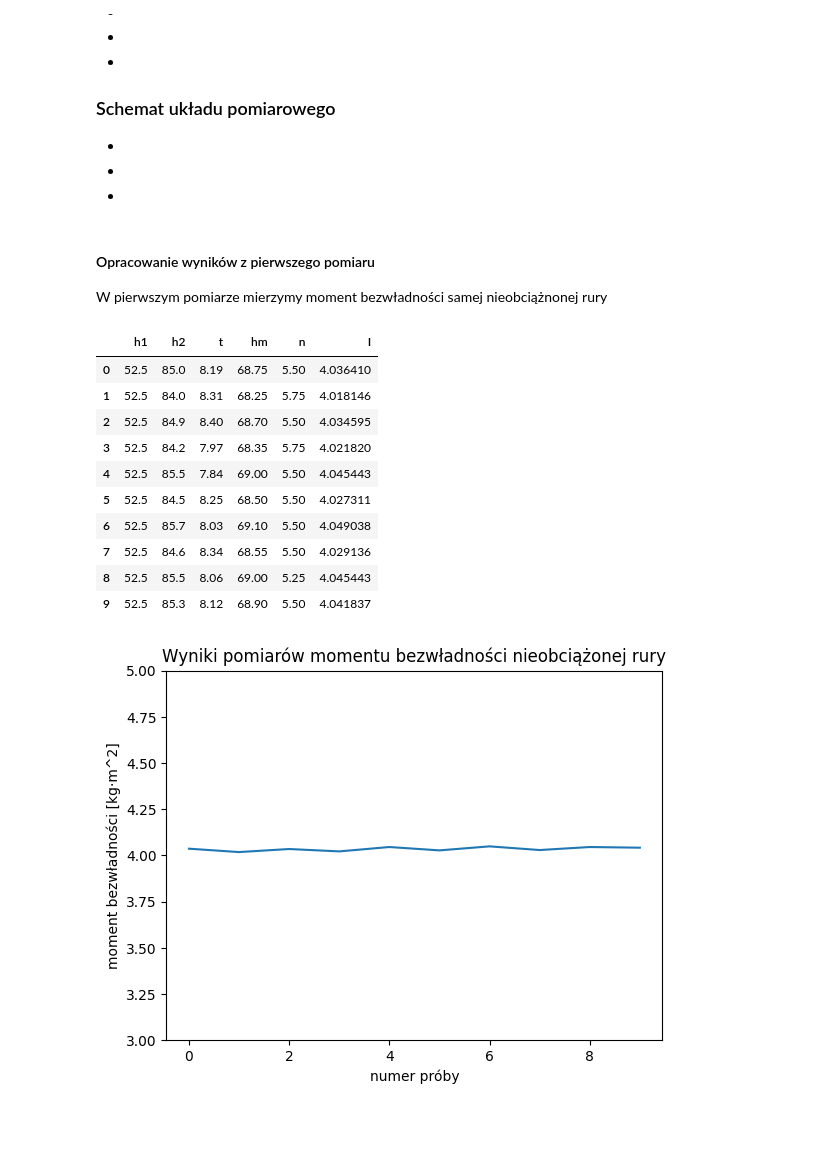
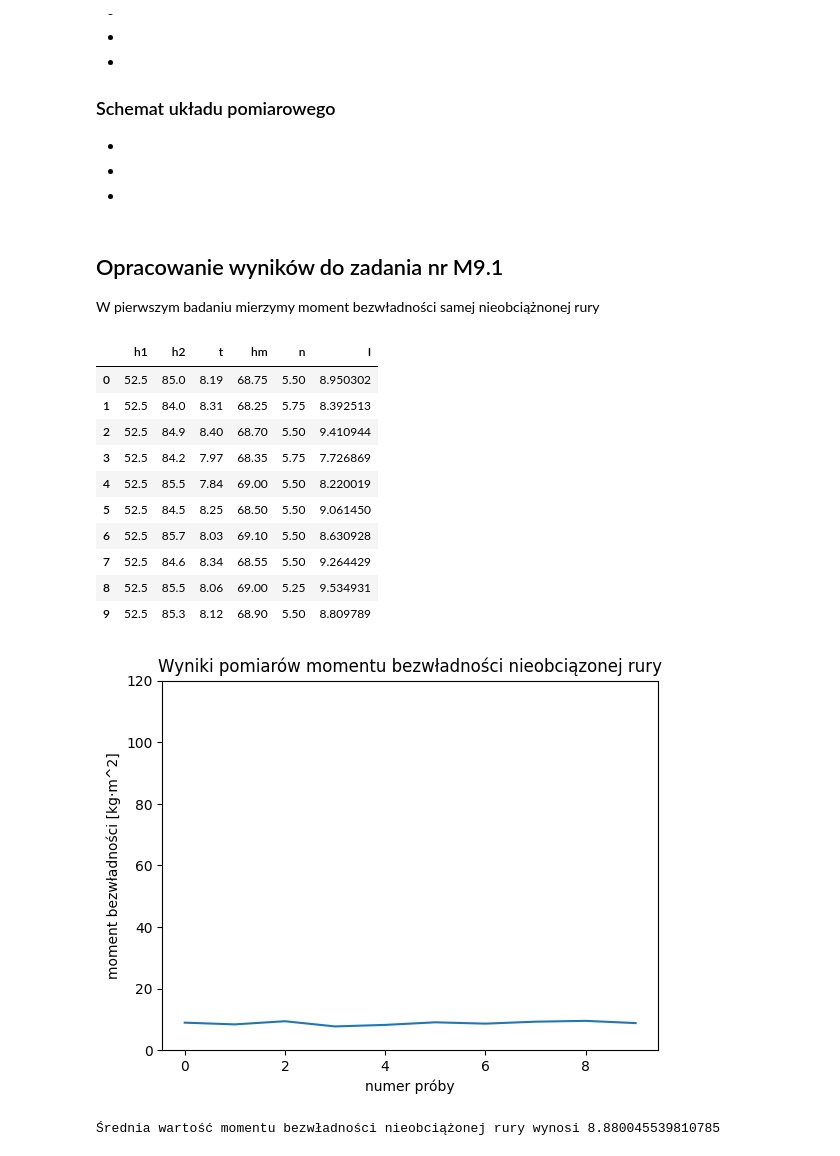
Before and after one commit to mateusz-lisowski/fiz-labs, a Jupyter notebook: raport1.ipynb, the cells around one changed output. Cells and saved outputs as stored; diff of their text form; code cells hidden in the pictures; blank space fills up the shorter version.

```diff
--- a/raport1.ipynb
+++ b/raport1.ipynb
@@ -30,48 +70,33 @@ import matplotlib.pyplot as plt
 # %% [markdown]
-#### Opracowanie wyników z pierwszego pomiaru
+## Opracowanie wyników do zadania nr M9.1
 
-W pierwszym pomiarze mierzymy moment bezwładności samej nieobciążnonej rury
+W pierwszym badaniu mierzymy moment bezwładności samej nieobciążnonej rury
 # %%
-# Zdefiniowanie stałych
-M = 0.5
-G = 9.81
-PI = 3.14
-
-# Pobranie danych pierwszego pomiaru z pliku data1.csv
-data = pd.read_csv('data1.csv', sep=';')
-data_df = pd.DataFrame(data1)
-
-# Stworzenie nowej ramki na podstawie danych pobranych z pierwszej ramki
-df = data_df[['h1', 'h2', 't']].copy()
-df['hm'] = (df['h1'] + df['h2']) / 2
-df['n'] = data_df['2n'] / 2
-
-# Obliczenie wartości momentu bezwładności
-df['I'] = ((M * G) / (8 * PI ** 2)) * ((df['h1'] * df['h2']) / df['hm']) * ((df['t'] ** 2) / (df['t'] ** 2))
+# Stowrzenie obiektu DataFrame z pliku data1.csv
+df: pd.DataFrame = create_data_frame('data1.csv')
 
 # Wyświetlenie wyników obliczeń
 display(df)
 
-# Stworzenie wykresu na podstawie otrzymanych danych
-df['I'].plot()
+# Wyświetlenie wykresu
+plot_from_df('Wyniki pomiarów momentu bezwładności nieobciązonej rury', df)
 
-plt.ylim(3, 5)
-plt.xlabel('numer próby')
-plt.ylabel('moment bezwładności [kg⋅m^2]')
-plt.title('Wyniki pomiarów momentu bezwładności nieobciążonej rury')
+# Obliczenie średniej wartości I
+I_R0 = df['I'].median()
 
-# Wyświetl wykres
-plt.show()
+# Wyświetlenie wartości I0
+print(f"Średnia wartość momentu bezwładności nieobciążonej rury wynosi {I_R0}")
 # %% [output]
 |  | h1 | h2 | t | hm | n | I |
-| 0 | 52.5 | 85.0 | 8.19 | 68.75 | 5.50 | 4.036410 |
-| 1 | 52.5 | 84.0 | 8.31 | 68.25 | 5.75 | 4.018146 |
-| 2 | 52.5 | 84.9 | 8.40 | 68.70 | 5.50 | 4.034595 |
-| 3 | 52.5 | 84.2 | 7.97 | 68.35 | 5.75 | 4.021820 |
-| 4 | 52.5 | 85.5 | 7.84 | 69.00 | 5.50 | 4.045443 |
-| 5 | 52.5 | 84.5 | 8.25 | 68.50 | 5.50 | 4.027311 |
-| 6 | 52.5 | 85.7 | 8.03 | 69.10 | 5.50 | 4.049038 |
-| 7 | 52.5 | 84.6 | 8.34 | 68.55 | 5.50 | 4.029136 |
-| 8 | 52.5 | 85.5 | 8.06 | 69.00 | 5.25 | 4.045443 |
-| 9 | 52.5 | 85.3 | 8.12 | 68.90 | 5.50 | 4.041837 |
+| 0 | 52.5 | 85.0 | 8.19 | 68.75 | 5.50 | 8.950302 |
+| 1 | 52.5 | 84.0 | 8.31 | 68.25 | 5.75 | 8.392513 |
+| 2 | 52.5 | 84.9 | 8.40 | 68.70 | 5.50 | 9.410944 |
+| 3 | 52.5 | 84.2 | 7.97 | 68.35 | 5.75 | 7.726869 |
+| 4 | 52.5 | 85.5 | 7.84 | 69.00 | 5.50 | 8.220019 |
+| 5 | 52.5 | 84.5 | 8.25 | 68.50 | 5.50 | 9.061450 |
+| 6 | 52.5 | 85.7 | 8.03 | 69.10 | 5.50 | 8.630928 |
+| 7 | 52.5 | 84.6 | 8.34 | 68.55 | 5.50 | 9.264429 |
+| 8 | 52.5 | 85.5 | 8.06 | 69.00 | 5.25 | 9.534931 |
+| 9 | 52.5 | 85.3 | 8.12 | 68.90 | 5.50 | 8.809789 |
-[figure, old version]
+[figure, new version]
+Średnia wartość momentu bezwładności nieobciążonej rury wynosi 8.880045539810785
```
Also changed, not shown: parts of 8 cells of this notebook.
